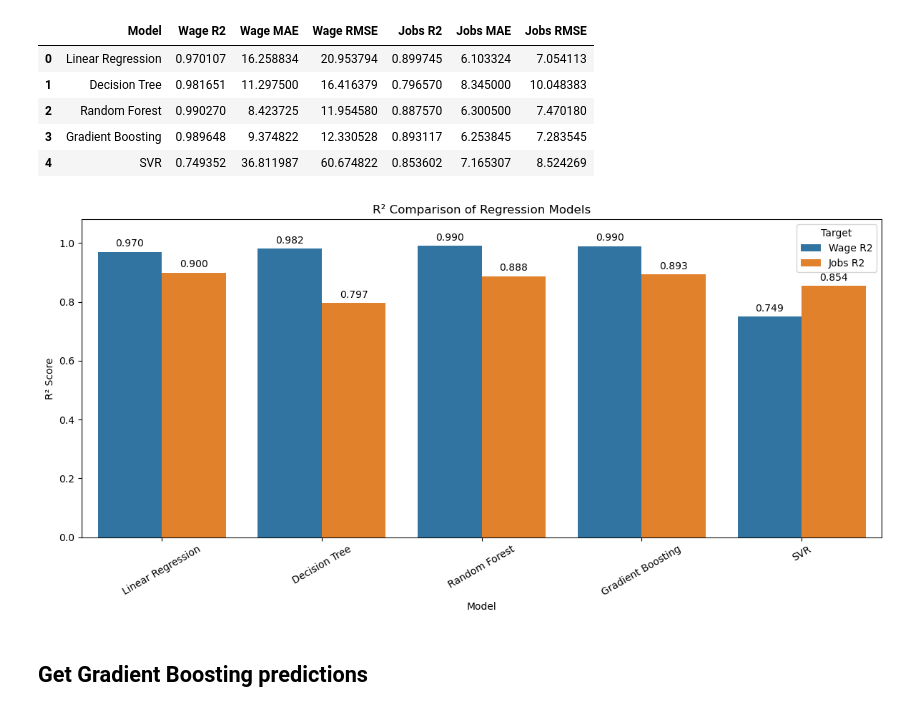
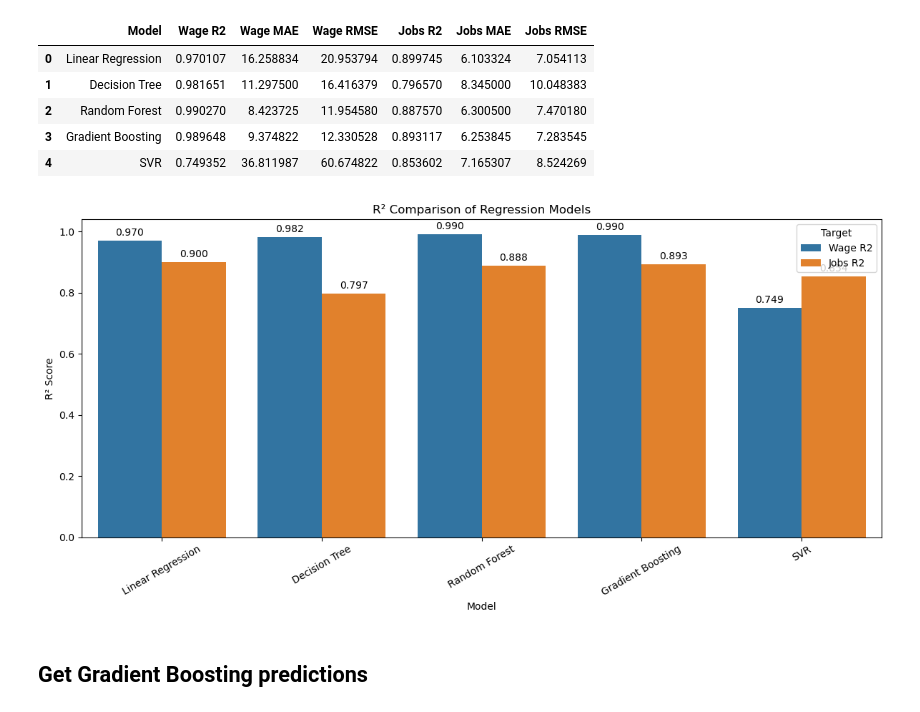
Before and after one commit to purna-2007/HarvestHub, a Jupyter notebook: ml_engine/models/train/dataf.ipynb, the cells around one changed output. Saved outputs shown, nothing was run; the diff lists cells and outputs as text; code cells hidden in the pictures.

```diff
--- a/ml_engine/models/train/dataf.ipynb
+++ b/ml_engine/models/train/dataf.ipynb
@@ -187,11 +187,11 @@ plt.show()
 # %%
 # 3. Separate Features (X) and Targets (Y)
 
-# X = common features used for BOTH predictions
 X = df.drop(columns=['Market_Wage_Paid', 'Total_Jobs_Next_Week'])
 
-# Y = two outputs
-Y = df[['Market_Wage_Paid', 'Total_Jobs_Next_Week']]
+y_wage = df['Market_Wage_Paid']
+
+y_jobs = df['Total_Jobs_Next_Week']
 
 # 4. One-Hot Encode all categorical ('object') text columns automatically
 X_encoded = pd.get_dummies(X, columns=['Region_ID / District', 'Crop_Type', 'Weather_Condition'], drop_first=True)
@@ -252,15 +252,15 @@ numeric_features = [
     'Historical_Labour_Supplied'
 ]
 
-# Split the SAME X and SAME Y
-X_train, X_test, Y_train, Y_test = train_test_split(
+X_train, X_test, y_wage_train, y_wage_test, y_jobs_train, y_jobs_test = train_test_split(
     X,
-    Y,
+    y_wage,
+    y_jobs,
     test_size=0.2,
     random_state=42
 )
 
-# Preprocessing
+
 preprocessor = ColumnTransformer(
     transformers=[
         (
@@ -279,13 +279,5 @@ preprocessor = ColumnTransformer(
     ]
 )
 
-# 5. Actually perform preprocessing
-X_train_processed = preprocessor.fit_transform(X_train)
-
-X_test_processed = preprocessor.transform(X_test)
-
-print("Training X:", X_train.shape)
-print("Testing X:", X_test.shape)
-print("Training Y:", Y_train.shape)
-print("Testing Y:", Y_test.shape)
+print("✓ Preprocessor created successfully")
 # %% [output]
@@ -442,44 +463,39 @@ display(results_df)
 | 3 | Gradient Boosting | 0.989648 | 9.374822 | 12.330528 | 0.893117 | 6.253845 | 7.283545 |
 | 4 | SVR | 0.749352 | 36.811987 | 60.674822 | 0.853602 | 7.165307 | 8.524269 |
 # %%
-import matplotlib.pyplot as plt
-import seaborn as sns
-
 plt.figure(figsize=(12, 6))
 
 comparison = results_df.melt(
     id_vars='Model',
     value_vars=['Wage R2', 'Jobs R2'],
     var_name='Target',
     value_name='R2'
 )
 
 ax = sns.barplot(
     data=comparison,
     x='Model',
     y='R2',
     hue='Target'
 )
 
-# Add R² values on top of each bar
 for container in ax.containers:
     ax.bar_label(
         container,
         fmt='%.3f',
         padding=3
     )
 
 plt.title('R² Comparison of Regression Models')
 plt.xlabel('Model')
 plt.ylabel('R² Score')
 plt.xticks(rotation=30)
-plt.ylim(0, 1.08)
 plt.legend(title='Target')
 
 plt.tight_layout()
 plt.show()
 # %% [output]
-[figure, old version]
+[figure, new version]
 # %% [markdown]
 ## Get Gradient Boosting predictions
 # %%
```
Also changed, not shown: parts of 12 cells of this notebook, 3 other files.
